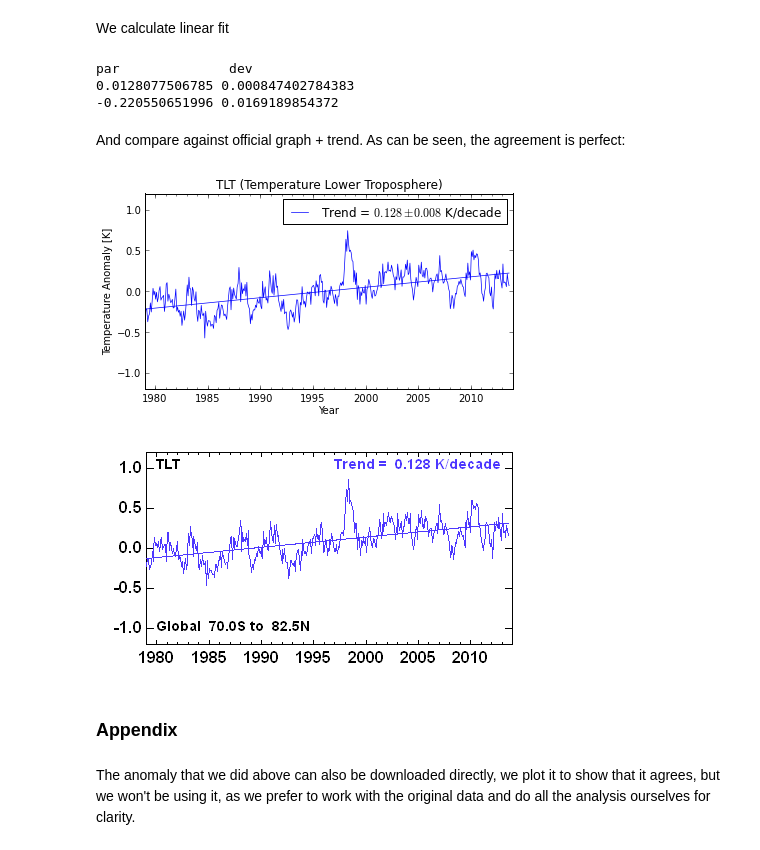
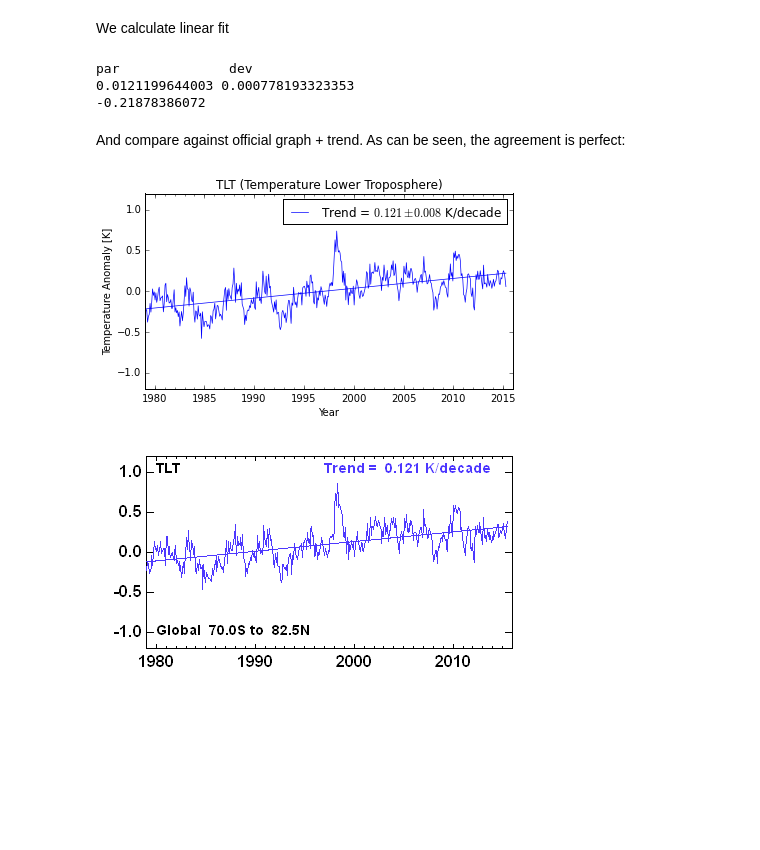
Before and after one commit to certik/climate, a Jupyter notebook: RSS.ipynb, the cells around one changed output. Drawn from its saved outputs; the diff is of its cells as text; code cells hidden in the pictures; blank space fills up the shorter version.

Commit message:
Update the notebook with recent data

```diff
--- a/RSS.ipynb
+++ b/RSS.ipynb
@@ -94,7 +94,7 @@ Image(url="http://www.ssmi.com/msu/img/wt_func_plot_for_web_2012.all_channels2.p
 from netCDF4 import Dataset
 from numpy.ma import average
 # %%
-rootgrp = Dataset('data/uat4_tb_v03r03_avrg_chTLT_197812_201308.nc3.nc')
+rootgrp = Dataset('data/uat4_tb_v03r03_avrg_chtlt_197812_201504.nc3.nc')
 list(rootgrp.variables)
 # %% [output]
 [u'longitude',
@@ -194,41 +194,34 @@ for i in range(12):
 # %% [markdown]
 We calculate linear fit
 # %%
-from scipy.optimize import curve_fit
+from scipy.stats import linregress
 # Skip the first year, start from 1979, that's why you see the "12" here and below:
-Y0 = years[12]
-def f(x, a, b):
-    return a*(x-Y0)+b
-(a, b), pcov = curve_fit(f, years[12:], Tanom[12:])
-adev = sqrt(pcov[0, 0])
-bdev = sqrt(pcov[1, 1])
+n0 = 12 # use 276 for the year 2001
+Y0 = years[n0]
+a, b, _, _, adev = linregress(years[n0:]-Y0, Tanom[n0:])
 print "par              dev"
 print a, adev
-print b, bdev
+print b
 # %% [output]
 par              dev
-0.0128077506785 0.000847402784383
--0.220550651996 0.0169189854372
+0.0121199644003 0.000778193323353
+-0.21878386072
 # %% [markdown]
 And compare against official graph + trend. As can be seen, the agreement is perfect:
 # %%
 from matplotlib.ticker import MultipleLocator
 figure(figsize=(6.6, 3.5))
 plot(years, Tanom, "b-", lw=0.7)
 plot(years, a*(years-Y0)+b, "b-", lw=0.7, label="Trend = $%.3f \pm %.3f$ K/decade" % (a*10, adev*10))
-xlim([1979, 2014])
+xlim([1979, 2016])
 ylim([-1.2, 1.2])
 gca().xaxis.set_minor_locator(MultipleLocator(1))
 legend()
 xlabel("Year")
 ylabel("Temperature Anomaly [K]")
 title("TLT (Temperature Lower Troposphere)")
 show()
 Image(url="http://www.remss.com/data/msu/graphics/TLT/plots/RSS_TS_channel_TLT_Global_Land_And_Sea_v03_3.png", embed=True)
 # %% [output]
-[figure, old version]
+[figure, new version]
-[figure, old version]
+[figure, new version]
-# %% [markdown]
-### Appendix
-# %% [markdown]
-The anomaly that we did above can also be downloaded directly, we plot it to show that it agrees, but we won't be using it, as we prefer to work with the original data and do all the analysis ourselves for clarity.
```
Also changed, not shown: parts of 5 cells of this notebook.
